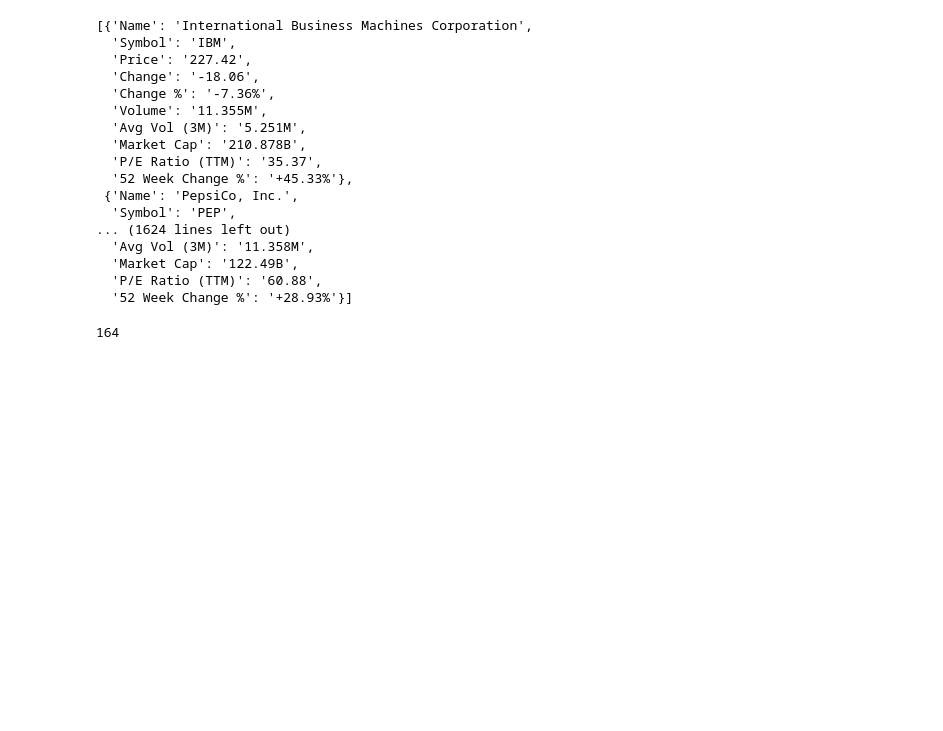
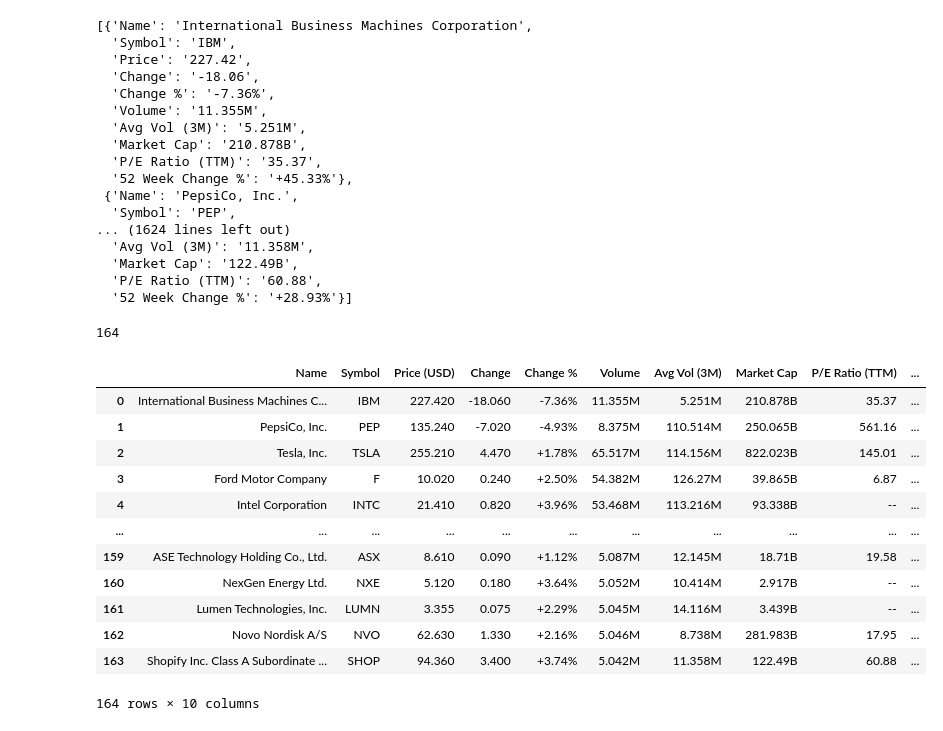
Before and after one commit to Apurba1903/stock_data_ws, a Jupyter notebook: scrapper.ipynb, the cells around one changed output. Saved outputs shown, nothing was run; the diff lists cells and outputs as text; code cells hidden in the pictures; blank space fills up the shorter version.

Commit message:
Cleaned Price and Change Columns Data Type

```diff
--- a/stock.ipynb
+++ b/scrapper.ipynb
@@ -133,3 +134,33 @@ data
 len(data)
 # %% [output]
 164
+# %%
+stocks_df = (
+    pd
+    .DataFrame(data)
+    .apply(lambda col: col.str.strip() if col.dtype == "object" else col)
+    .assign(
+        Price = lambda df_: pd.to_numeric(df_.Price),
+        Change = lambda df_: pd.to_numeric(df_.Change.str.replace("+",""))
+    )
+    # .Price.str.extract(r"([^0-9.])", expand=False).unique()
+    .rename(columns={ "Price" : "Price (USD)" })
+
+
+)
+
+stocks_df
+# %% [output]
+|  | Name | Symbol | Price (USD) | Change | Change % | Volume | Avg Vol (3M) | Market Cap | P/E Ratio (TTM) | ... |
+| 0 | International Business Machines C... | IBM | 227.420 | -18.060 | -7.36% | 11.355M | 5.251M | 210.878B | 35.37 | ... |
+| 1 | PepsiCo, Inc. | PEP | 135.240 | -7.020 | -4.93% | 8.375M | 110.514M | 250.065B | 561.16 | ... |
+| 2 | Tesla, Inc. | TSLA | 255.210 | 4.470 | +1.78% | 65.517M | 114.156M | 822.023B | 145.01 | ... |
+| 3 | Ford Motor Company | F | 10.020 | 0.240 | +2.50% | 54.382M | 126.27M | 39.865B | 6.87 | ... |
+| 4 | Intel Corporation | INTC | 21.410 | 0.820 | +3.96% | 53.468M | 113.216M | 93.338B | -- | ... |
+| ... | ... | ... | ... | ... | ... | ... | ... | ... | ... | ... |
+| 159 | ASE Technology Holding Co., Ltd. | ASX | 8.610 | 0.090 | +1.12% | 5.087M | 12.145M | 18.71B | 19.58 | ... |
+| 160 | NexGen Energy Ltd. | NXE | 5.120 | 0.180 | +3.64% | 5.052M | 10.414M | 2.917B | -- | ... |
+| 161 | Lumen Technologies, Inc. | LUMN | 3.355 | 0.075 | +2.29% | 5.045M | 14.116M | 3.439B | -- | ... |
+| 162 | Novo Nordisk A/S | NVO | 62.630 | 1.330 | +2.16% | 5.046M | 8.738M | 281.983B | 17.95 | ... |
+| 163 | Shopify Inc. Class A Subordinate ... | SHOP | 94.360 | 3.400 | +3.74% | 5.042M | 11.358M | 122.49B | 60.88 | ... |
+164 rows × 10 columns
```
Also changed, not shown: parts of 1 cell of this notebook.
